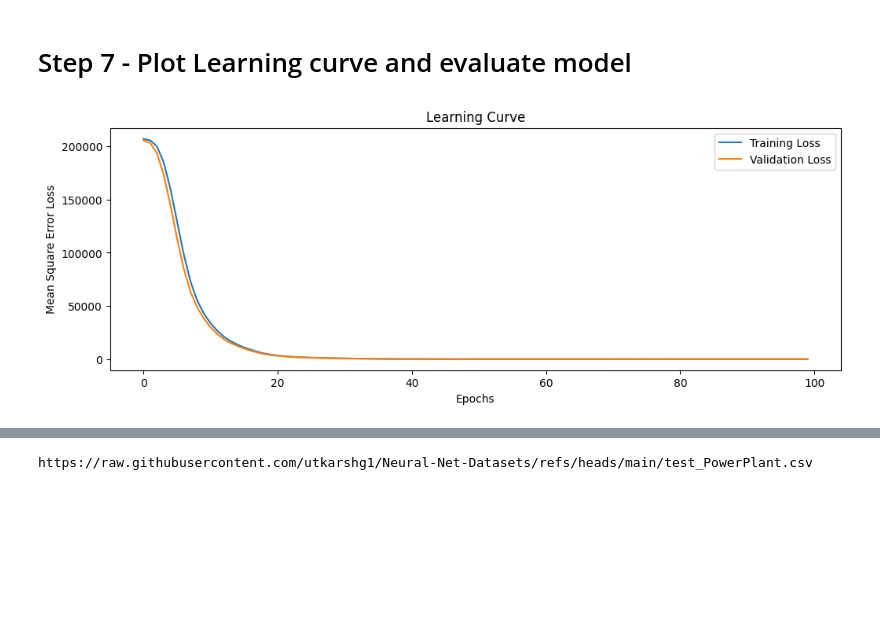
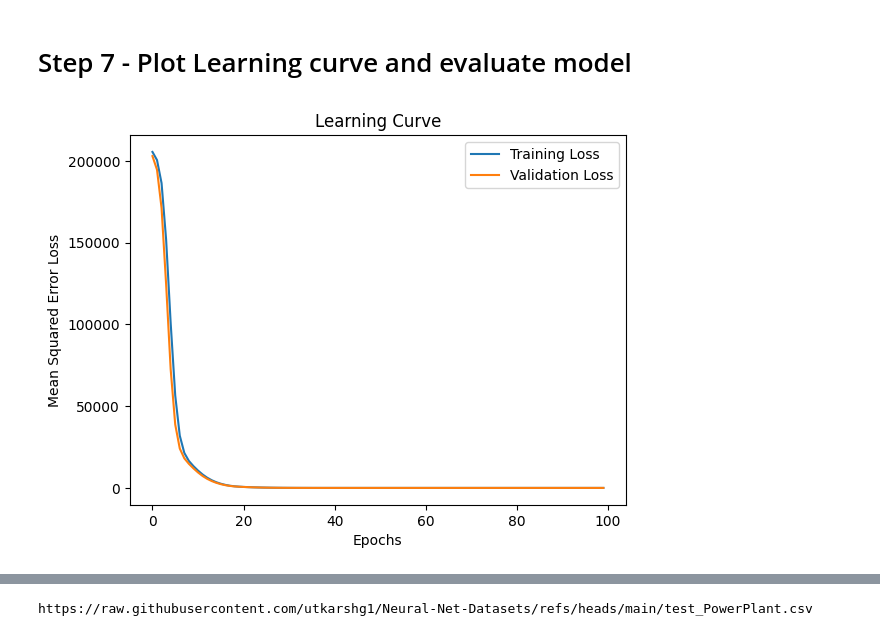
Before and after one commit to Aboli-2002/Deep_learning, a Jupyter notebook: Regression_with_keras.ipynb, the cells around one changed output, grey strips where cells are left out. Cells and saved outputs as stored; diff of their text form; code cells hidden in the pictures; blank space fills up the shorter version.

```diff
--- a/Regression_with_keras.ipynb
+++ b/Regression_with_keras.ipynb
@@ -267,17 +265,15 @@ Epoch 100/100
 # Step 7 - Plot Learning curve and evaluate model
 # %%
 import matplotlib.pyplot as plt
-
-plt.figure(figsize=(12, 4))
 plt.plot(hist.history["loss"], label="Training Loss")
 plt.plot(hist.history["val_loss"], label="Validation Loss")
 plt.xlabel("Epochs")
-plt.ylabel("Mean Square Error Loss")
+plt.ylabel("Mean Squared Error Loss")
 plt.title("Learning Curve")
 plt.legend()
 plt.show()
 # %% [output]
-[figure, old version]
+[figure, new version]
 # %%
 train_mse, train_mae = model.evaluate(xtrain_pre, ytrain)
 train_rmse = train_mse ** (1/2)
```
Also changed, not shown: parts of 23 cells of this notebook.
